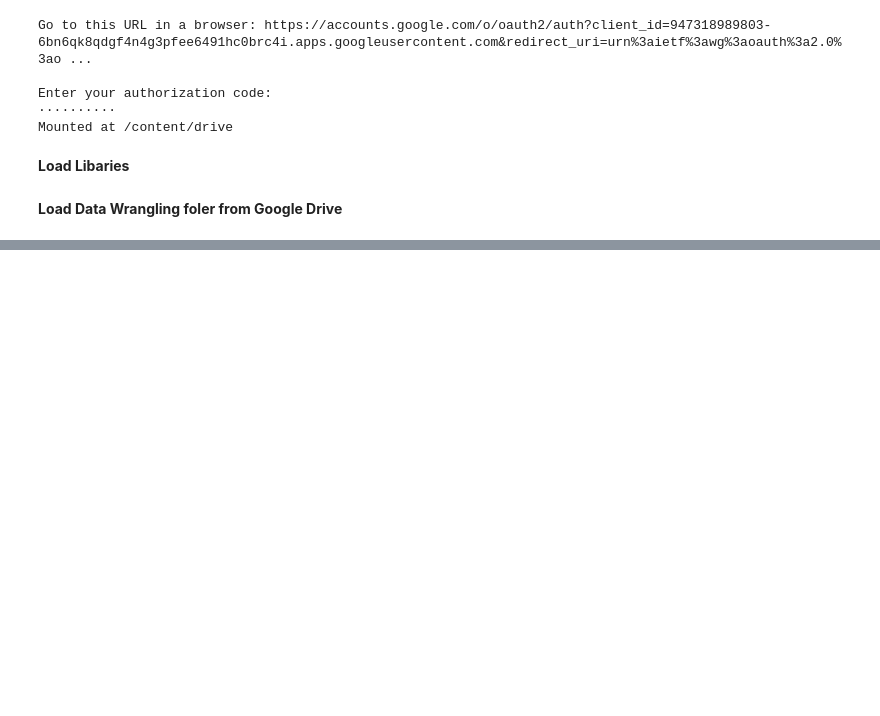
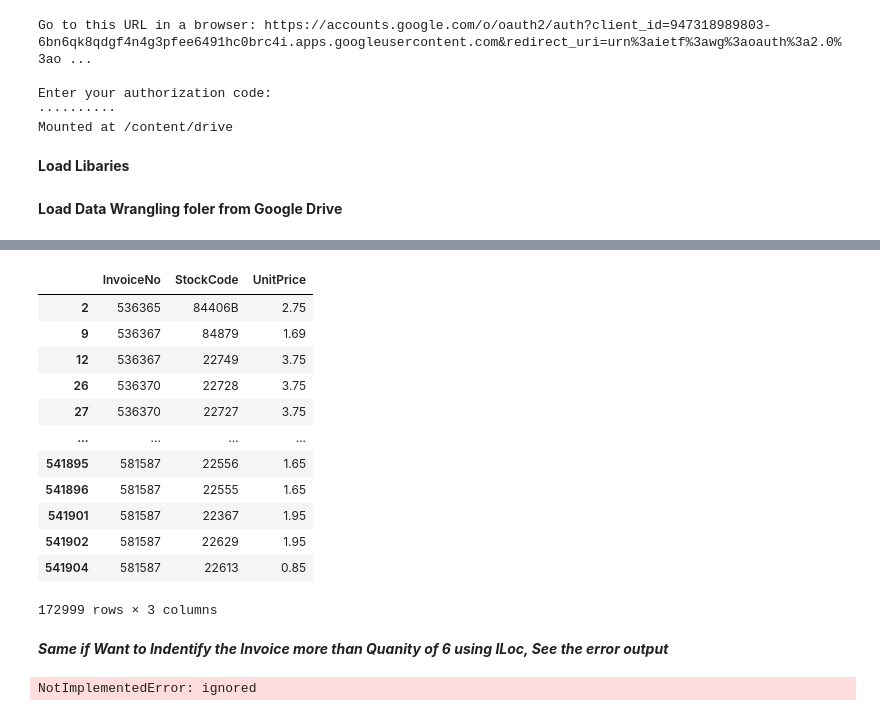
Before and after one commit to kloud9nyc/data-wrangling, a Jupyter notebook: DataWraingling_RetailData_2.ipynb, the cells around one changed output, grey strips where cells are left out. Saved outputs shown, nothing was run; the diff lists cells and outputs as text; code cells hidden in the pictures; blank space fills up the shorter version.

```diff
--- a/DataWraingling_RetailData_2.ipynb
+++ b/DataWraingling_RetailData_2.ipynb
@@ -21,0 +96,22 @@ data = pd.read_csv("/content/drive/My Drive/DataWrangling/onlineretail/OnlineRet
+# %%
+data.loc[data['Quantity'] > 6, ['InvoiceNo', 'StockCode','UnitPrice']]
+# %% [output]
+|  | InvoiceNo | StockCode | UnitPrice |
+| 2 | 536365 | 84406B | 2.75 |
+| 9 | 536367 | 84879 | 1.69 |
+| 12 | 536367 | 22749 | 3.75 |
+| 26 | 536370 | 22728 | 3.75 |
+| 27 | 536370 | 22727 | 3.75 |
+| ... | ... | ... | ... |
+| 541895 | 581587 | 22556 | 1.65 |
+| 541896 | 581587 | 22555 | 1.65 |
+| 541901 | 581587 | 22367 | 1.95 |
+| 541902 | 581587 | 22629 | 1.95 |
+| 541904 | 581587 | 22613 | 0.85 |
+172999 rows × 3 columns
+# %% [markdown]
+***Same if Want to Indentify the Invoice more than Quanity of 6 using ILoc, See the error output***
+# %%
+data.iloc[data['Quantity'] > 6, ['InvoiceNo', 'StockCode','UnitPrice']]
+# %% [output]
+NotImplementedError: ignored
```
Also changed, not shown: parts of 20 cells of this notebook.
